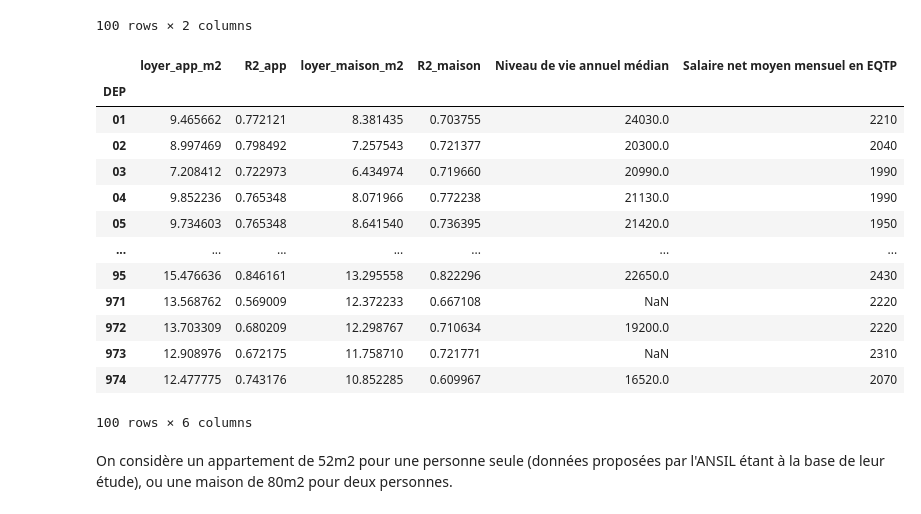
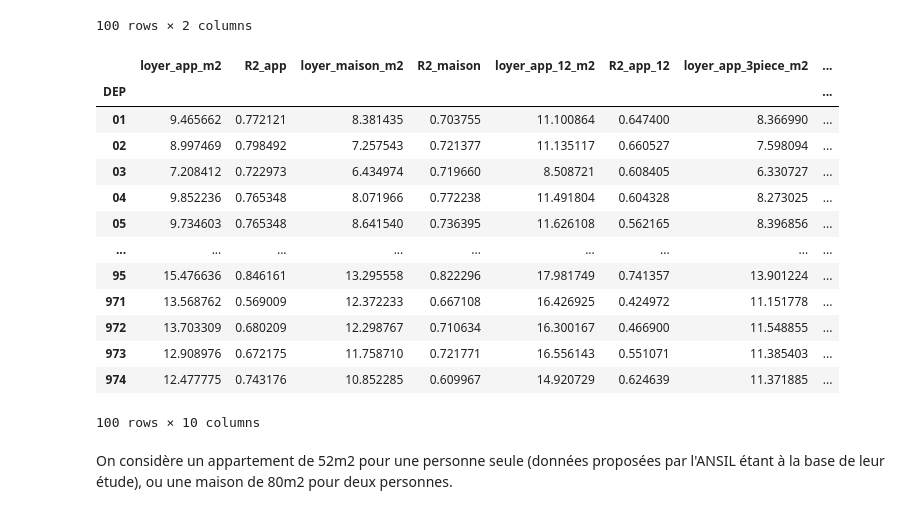
Before and after one commit to quentinhaenn/etude_territoriale, a Jupyter notebook: src/Etude.ipynb, the cells around one changed output. Saved outputs shown, nothing was run; the diff lists cells and outputs as text; code cells hidden in the pictures.

```diff
--- a/src/Etude.ipynb
+++ b/src/Etude.ipynb
@@ -151,3 +159,6 @@ nbobs_com       int64
 nbobs_mail      int64
 R2_adj        float64
 dtype: object
+# %%
+df_loyer_app_12_pieces['loypredm2'] = df_loyer_app_12_pieces['loypredm2'].apply(lambda x: float(x.replace(',','.')))
+df_loyer_app_12_pieces['R2_adj'] = df_loyer_app_12_pieces['R2_adj'].apply(lambda x: float(x.replace(',','.')))
@@ -154,3 +167,6 @@ dtype: object
+# %%
+df_loyer_app_3piece['loypredm2'] = df_loyer_app_3piece['loypredm2'].apply(lambda x: float(x.replace(',','.')))
+df_loyer_app_3piece['R2_adj'] = df_loyer_app_3piece['R2_adj'].apply(lambda x: float(x.replace(',','.')))
 # %%
 df_loy_app_by_dep = df_loyer_appart[['loypredm2','R2_adj','DEP']].groupby(by="DEP").median()
 df_loy_app_by_dep.rename(columns={'loypredm2' : 'loyer_app_m2', 'R2_adj' : 'R2_app'},inplace=True)
@@ -170,6 +186,12 @@ df_loy_app_by_dep
 | 973 | 12.908976 | 0.672175 |
 | 974 | 12.477775 | 0.743176 |
 100 rows × 2 columns
+# %%
+df_loy_app_12_by_dep = df_loyer_app_12_pieces[['loypredm2','R2_adj','DEP']].groupby(by="DEP").median()
+df_loy_app_12_by_dep.rename(columns={'loypredm2' : 'loyer_app_12_m2', 'R2_adj' : 'R2_app_12'},inplace=True)
+# %%
+df_loyer_app_3_by_dep = df_loyer_app_3piece[['loypredm2','R2_adj','DEP']].groupby(by="DEP").median()
+df_loyer_app_3_by_dep.rename(columns={'loypredm2' : 'loyer_app_3piece_m2', 'R2_adj' : 'R2_app_3'},inplace=True)
 # %%
 df_loy_maison_by_dep = df_loyer_maison[['loypredm2','R2_adj','DEP']].groupby(by="DEP").median()
 df_loy_maison_by_dep.rename(columns={'loypredm2' : 'loyer_maison_m2', 'R2_adj' : 'R2_maison'},inplace=True)
@@ -190,23 +212,23 @@ df_loy_maison_by_dep
 | 974 | 10.852285 | 0.609967 |
 100 rows × 2 columns
 # %%
-df_consolidee = df_loy_app_by_dep.join(df_loy_maison_by_dep).join(df_niveau_vie['Niveau de vie annuel médian']).join(df_salaire_tp['Salaire net moyen mensuel en EQTP'])
+df_consolidee = df_loy_app_by_dep.join(df_loy_maison_by_dep).join(df_loy_app_12_by_dep).join(df_loyer_app_3_by_dep).join(df_niveau_vie['Niveau de vie annuel médian']).join(df_salaire_tp['Salaire net moyen mensuel en EQTP'])
 df_consolidee
 # %% [output]
-|  | loyer_app_m2 | R2_app | loyer_maison_m2 | R2_maison | Niveau de vie annuel médian | Salaire net moyen mensuel en EQTP |
-| DEP |  |  |  |  |  |  |
-| 01 | 9.465662 | 0.772121 | 8.381435 | 0.703755 | 24030.0 | 2210 |
-| 02 | 8.997469 | 0.798492 | 7.257543 | 0.721377 | 20300.0 | 2040 |
-| 03 | 7.208412 | 0.722973 | 6.434974 | 0.719660 | 20990.0 | 1990 |
-| 04 | 9.852236 | 0.765348 | 8.071966 | 0.772238 | 21130.0 | 1990 |
-| 05 | 9.734603 | 0.765348 | 8.641540 | 0.736395 | 21420.0 | 1950 |
-| ... | ... | ... | ... | ... | ... | ... |
-| 95 | 15.476636 | 0.846161 | 13.295558 | 0.822296 | 22650.0 | 2430 |
-| 971 | 13.568762 | 0.569009 | 12.372233 | 0.667108 | NaN | 2220 |
-| 972 | 13.703309 | 0.680209 | 12.298767 | 0.710634 | 19200.0 | 2220 |
-| 973 | 12.908976 | 0.672175 | 11.758710 | 0.721771 | NaN | 2310 |
-| 974 | 12.477775 | 0.743176 | 10.852285 | 0.609967 | 16520.0 | 2070 |
+|  | loyer_app_m2 | R2_app | loyer_maison_m2 | R2_maison | loyer_app_12_m2 | R2_app_12 | loyer_app_3piece_m2 | ... |
+| DEP |  |  |  |  |  |  |  | ... |
+| 01 | 9.465662 | 0.772121 | 8.381435 | 0.703755 | 11.100864 | 0.647400 | 8.366990 | ... |
+| 02 | 8.997469 | 0.798492 | 7.257543 | 0.721377 | 11.135117 | 0.660527 | 7.598094 | ... |
+| 03 | 7.208412 | 0.722973 | 6.434974 | 0.719660 | 8.508721 | 0.608405 | 6.330727 | ... |
+| 04 | 9.852236 | 0.765348 | 8.071966 | 0.772238 | 11.491804 | 0.604328 | 8.273025 | ... |
+| 05 | 9.734603 | 0.765348 | 8.641540 | 0.736395 | 11.626108 | 0.562165 | 8.396856 | ... |
+| ... | ... | ... | ... | ... | ... | ... | ... | ... |
+| 95 | 15.476636 | 0.846161 | 13.295558 | 0.822296 | 17.981749 | 0.741357 | 13.901224 | ... |
+| 971 | 13.568762 | 0.569009 | 12.372233 | 0.667108 | 16.426925 | 0.424972 | 11.151778 | ... |
+| 972 | 13.703309 | 0.680209 | 12.298767 | 0.710634 | 16.300167 | 0.466900 | 11.548855 | ... |
+| 973 | 12.908976 | 0.672175 | 11.758710 | 0.721771 | 16.556143 | 0.551071 | 11.385403 | ... |
+| 974 | 12.477775 | 0.743176 | 10.852285 | 0.609967 | 14.920729 | 0.624639 | 11.371885 | ... |
-100 rows × 6 columns
+100 rows × 10 columns
 # %% [markdown]
 On considère un appartement de 52m2 pour une personne seule (données proposées par l'ANSIL étant à la base de leur étude), ou une maison de 80m2 pour deux personnes.
 # %%
```
Also changed, not shown: parts of 9 cells of this notebook, 25 other files.
